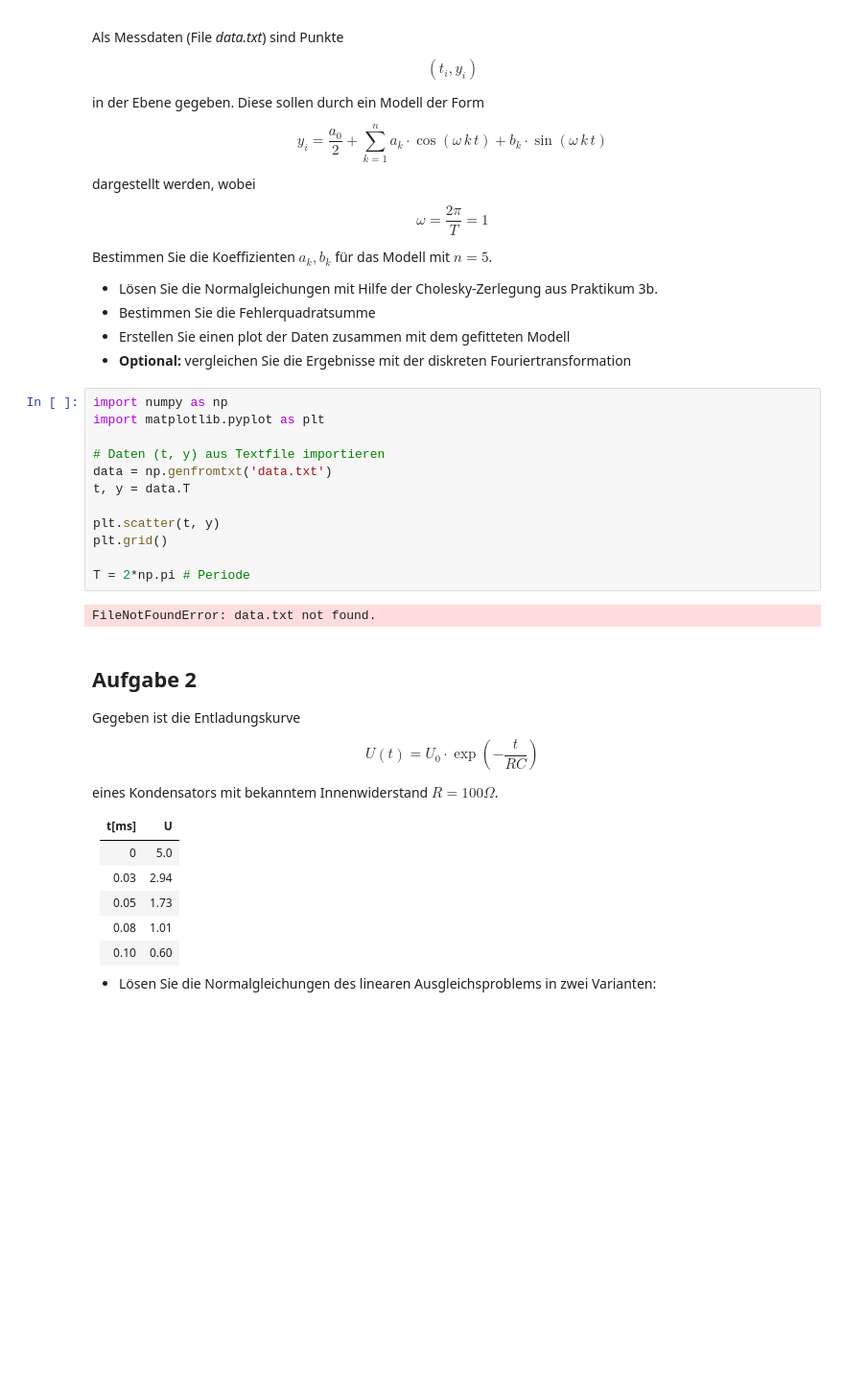
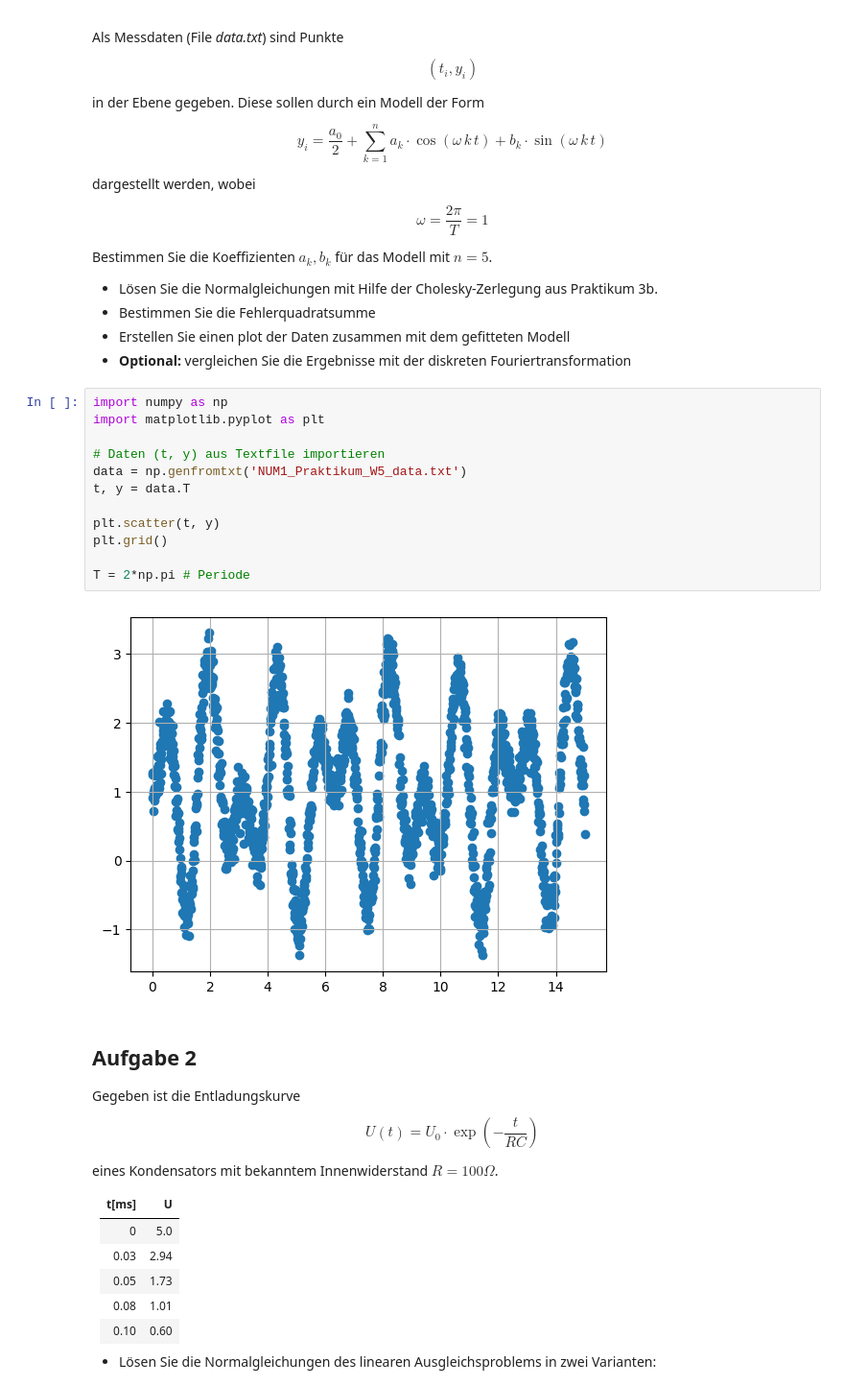
Before and after one commit to BieriCyril/ZHAW_STt_NUM1, a Jupyter notebook: NUM1_Praktikum_W5.ipynb, the cells around one changed output. Shown at 96% size. Drawn from its saved outputs; the diff is of its cells as text; blank space fills up the shorter version.

Commit message:
added data w5

```diff
--- a/NUM1_Praktikum_W5.ipynb
+++ b/NUM1_Praktikum_W5.ipynb
@@ -30,17 +30,17 @@ Bestimmen Sie die Koeffizienten $a_k, b_k$ für das Modell mit $n = 5$.
 # %%
 import numpy as np
 import matplotlib.pyplot as plt
 
 # Daten (t, y) aus Textfile importieren
-data = np.genfromtxt('data.txt')
+data = np.genfromtxt('NUM1_Praktikum_W5_data.txt')
 t, y = data.T
 
 plt.scatter(t, y)
 plt.grid()
 
 T = 2*np.pi # Periode
 # %% [output]
-FileNotFoundError: data.txt not found.
+[figure, added]
 # %% [markdown]
 ## Aufgabe 2
 Gegeben ist die Entladungskurve
```
Also changed, not shown: 1 other file.
